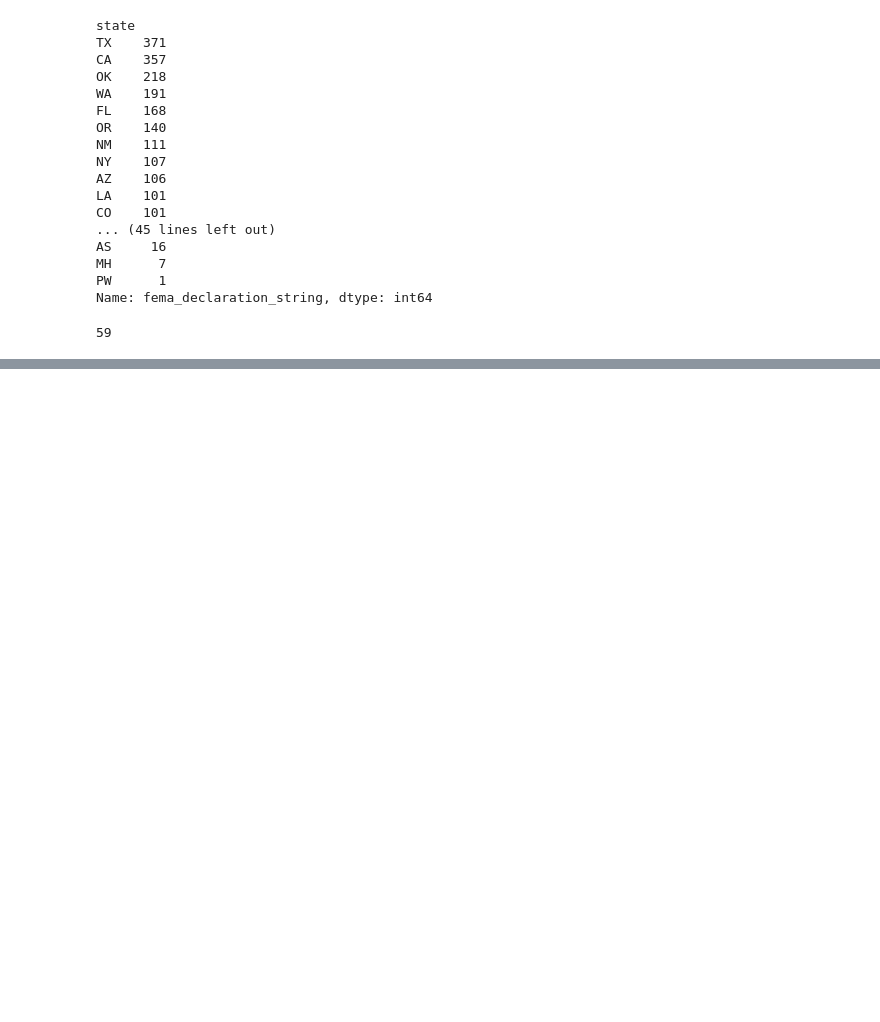
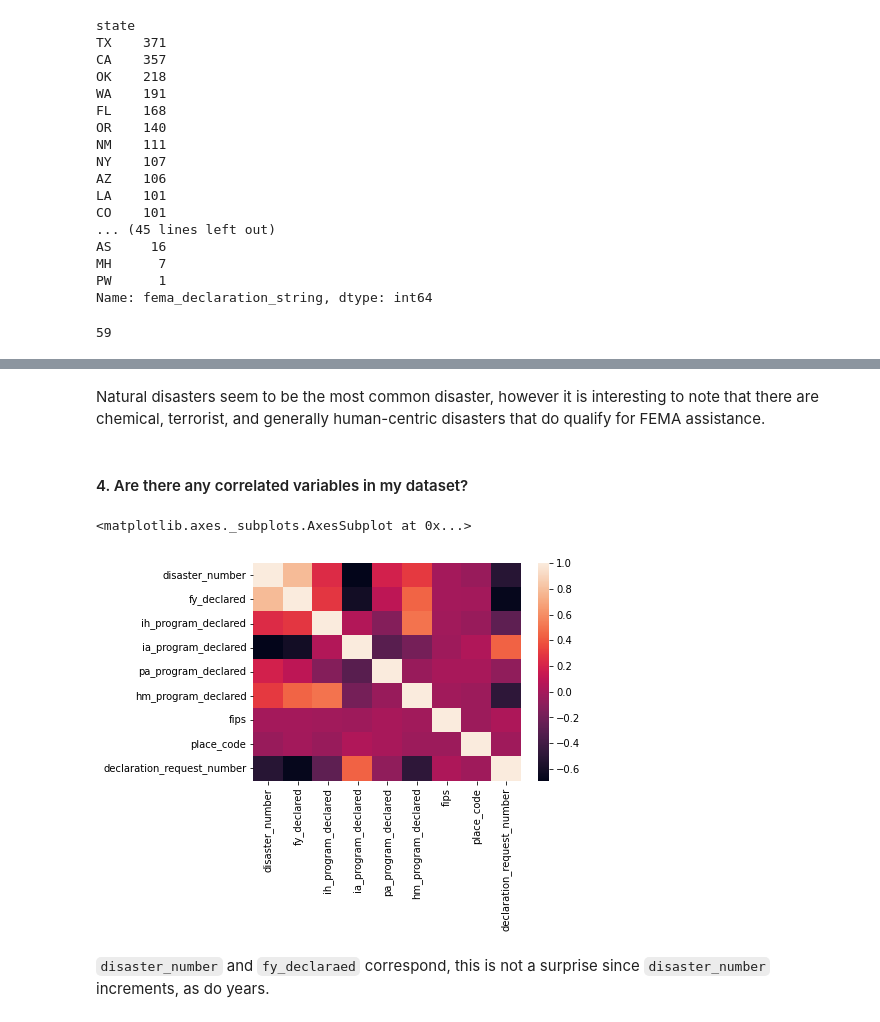
Before and after one commit to garrett-vangilder/CS5262, a Jupyter notebook: fema_declarations.ipynb, the cells around one changed output, grey strips where cells are left out. Drawn from its saved outputs; the diff is of its cells as text; code cells hidden in the pictures; blank space fills up the shorter version.

```diff
--- a/fema_declarations.ipynb
+++ b/fema_declarations.ipynb
@@ -99,0 +137,11 @@ len(disasters.groupby('state'))
+# %% [markdown]
+Natural disasters seem to be the most common disaster, however it is interesting to note that there are chemical, terrorist, and generally human-centric disasters that do qualify for FEMA assistance.
+# %% [markdown]
+#### 4. Are there any correlated variables in my dataset?
+# %%
+sns.heatmap(disasters.corr())
+# %% [output]
+<matplotlib.axes._subplots.AxesSubplot at 0x...>
+[figure, added]
+# %% [markdown]
+`disaster_number` and `fy_declaraed` correspond, this is not a surprise since `disaster_number` increments, as do years.
```
Also changed, not shown: parts of 8 cells of this notebook.
